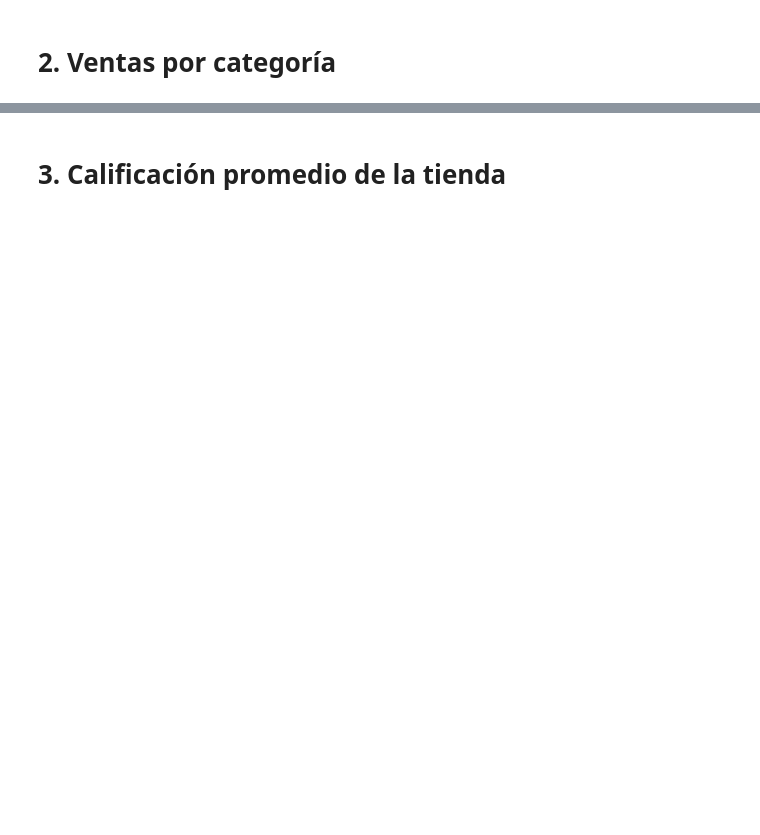
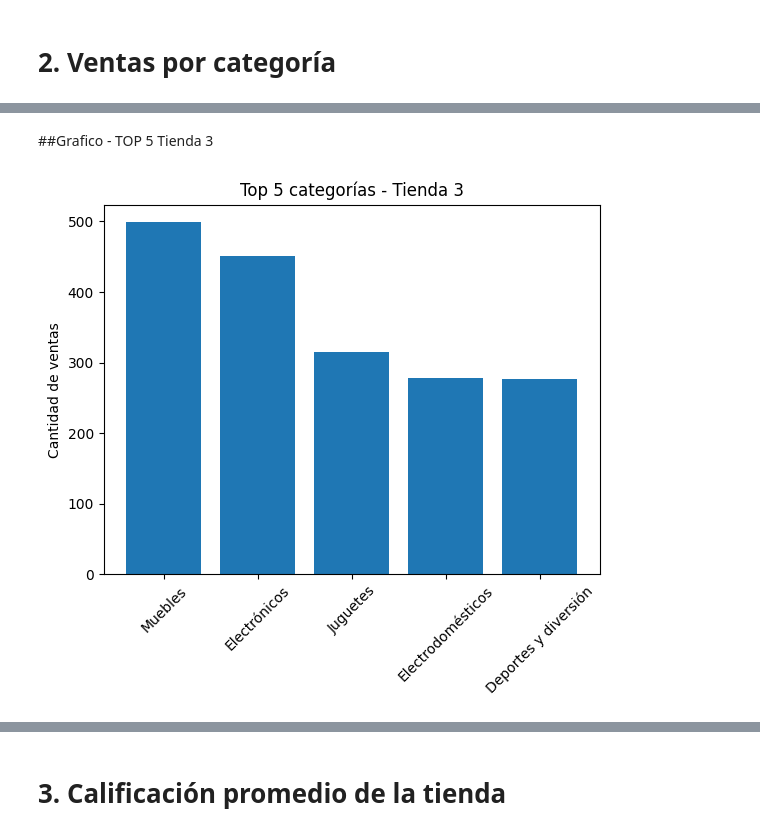
Before and after one commit to Nat-magui/alura-store-challenge, a Jupyter notebook: alura_store_challenge.ipynb, the cells around one changed output, grey strips where cells are left out. Cells and saved outputs as stored; diff of their text form; code cells hidden in the pictures; blank space fills up the shorter version.

```diff
--- a/alura_store_challenge.ipynb
+++ b/alura_store_challenge.ipynb
@@ -47,0 +364,12 @@ Columnas tienda1:
+# %% [markdown]
+##Grafico - TOP 5 Tienda 3
+# %%
+# Tienda 3
+top3 = ventas_cat_t3.head(5)
+plt.bar(top3.index, top3.values)
+plt.title("Top 5 categorías - Tienda 3")
+plt.ylabel("Cantidad de ventas")
+plt.xticks(rotation=45)
+plt.show()
+# %% [output]
+[figure, added]
```
Also changed, not shown: parts of 47 cells of this notebook.
